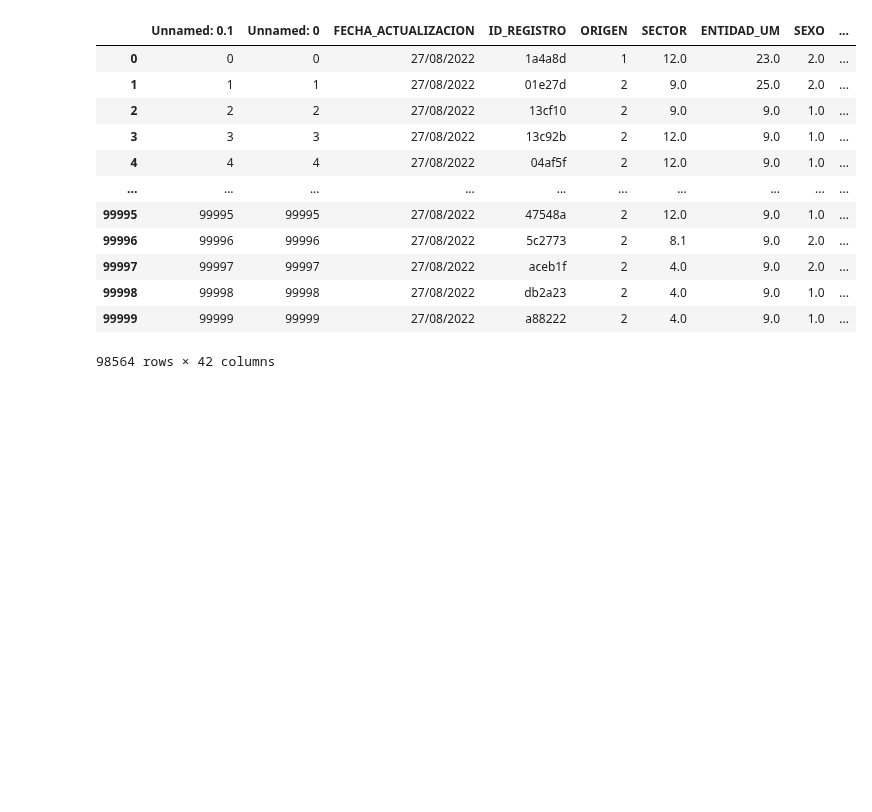
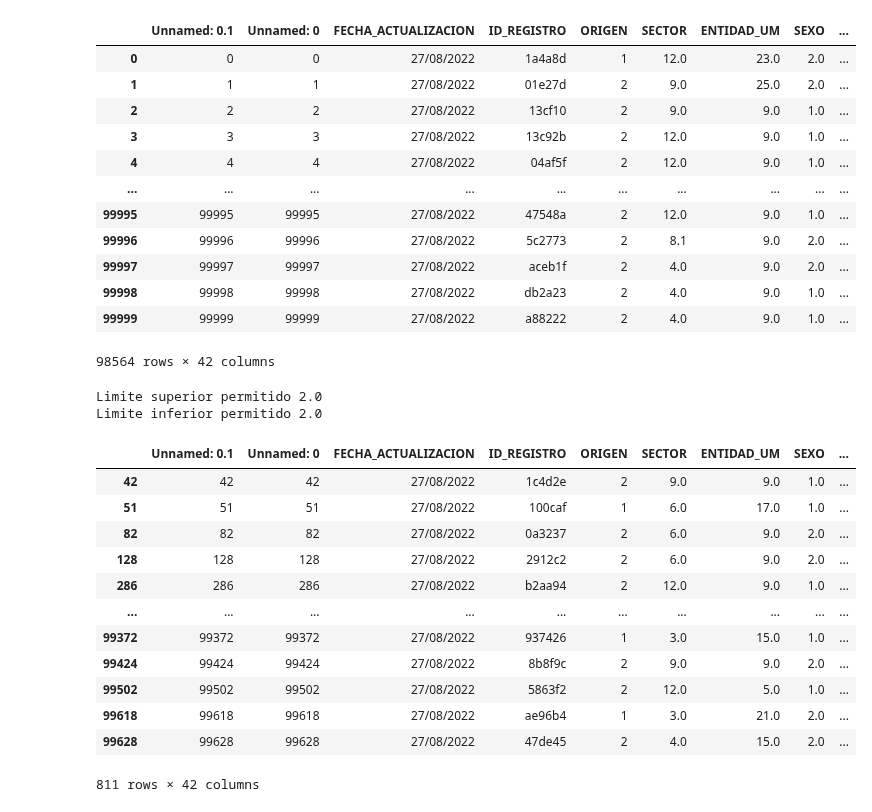
Before and after one commit to ElizabethCobos/Actividad4, a Jupyter notebook: Actividad4.ipynb, the cells around one changed output. Saved outputs shown, nothing was run; the diff lists cells and outputs as text; code cells hidden in the pictures; blank space fills up the shorter version.

Commit message:
Outlier cardiovascular

```diff
--- a/Actividad4.ipynb
+++ b/Actividad4.ipynb
@@ -1376,3 +1376,37 @@ data_clean_iqr
 | 99998 | 99998 | 99998 | 27/08/2022 | db2a23 | 2 | 4.0 | 9.0 | 1.0 | ... |
 | 99999 | 99999 | 99999 | 27/08/2022 | a88222 | 2 | 4.0 | 9.0 | 1.0 | ... |
 98564 rows × 42 columns
+# %%
+#CARDIOVASCULAR
+#Método aplicando Cuartiles. Encuentro cuartiles 0.25 y 0.75
+y=data_fil["CARDIOVASCULAR"]
+
+percentile25=y.quantile(0.25) #Q1
+percentile75=y.quantile(0.75) #Q3
+iqr= percentile75 - percentile25
+
+Limite_Superior_iqr= percentile75 + 1.5*iqr
+Limite_Inferior_iqr= percentile25 - 1.5*iqr
+print("Limite superior permitido", Limite_Superior_iqr)
+print("Limite inferior permitido", Limite_Inferior_iqr)
+# %% [output]
+Limite superior permitido 2.0
+Limite inferior permitido 2.0
+# %%
+#Encontramos Outliers
+outliers_iqr= data_fil[(y>Limite_Superior_iqr)|(y<Limite_Inferior_iqr)]
+outliers_iqr
+# %% [output]
+|  | Unnamed: 0.1 | Unnamed: 0 | FECHA_ACTUALIZACION | ID_REGISTRO | ORIGEN | SECTOR | ENTIDAD_UM | SEXO | ... |
+| 42 | 42 | 42 | 27/08/2022 | 1c4d2e | 2 | 9.0 | 9.0 | 1.0 | ... |
+| 51 | 51 | 51 | 27/08/2022 | 100caf | 1 | 6.0 | 17.0 | 1.0 | ... |
+| 82 | 82 | 82 | 27/08/2022 | 0a3237 | 2 | 6.0 | 9.0 | 2.0 | ... |
+| 128 | 128 | 128 | 27/08/2022 | 2912c2 | 2 | 6.0 | 9.0 | 2.0 | ... |
+| 286 | 286 | 286 | 27/08/2022 | b2aa94 | 2 | 12.0 | 9.0 | 1.0 | ... |
+| ... | ... | ... | ... | ... | ... | ... | ... | ... | ... |
+| 99372 | 99372 | 99372 | 27/08/2022 | 937426 | 1 | 3.0 | 15.0 | 1.0 | ... |
+| 99424 | 99424 | 99424 | 27/08/2022 | 8b8f9c | 2 | 9.0 | 9.0 | 2.0 | ... |
+| 99502 | 99502 | 99502 | 27/08/2022 | 5863f2 | 2 | 12.0 | 5.0 | 1.0 | ... |
+| 99618 | 99618 | 99618 | 27/08/2022 | ae96b4 | 1 | 3.0 | 21.0 | 2.0 | ... |
+| 99628 | 99628 | 99628 | 27/08/2022 | 47de45 | 2 | 4.0 | 15.0 | 2.0 | ... |
+811 rows × 42 columns
```
Also changed, not shown: parts of 1 cell of this notebook.
